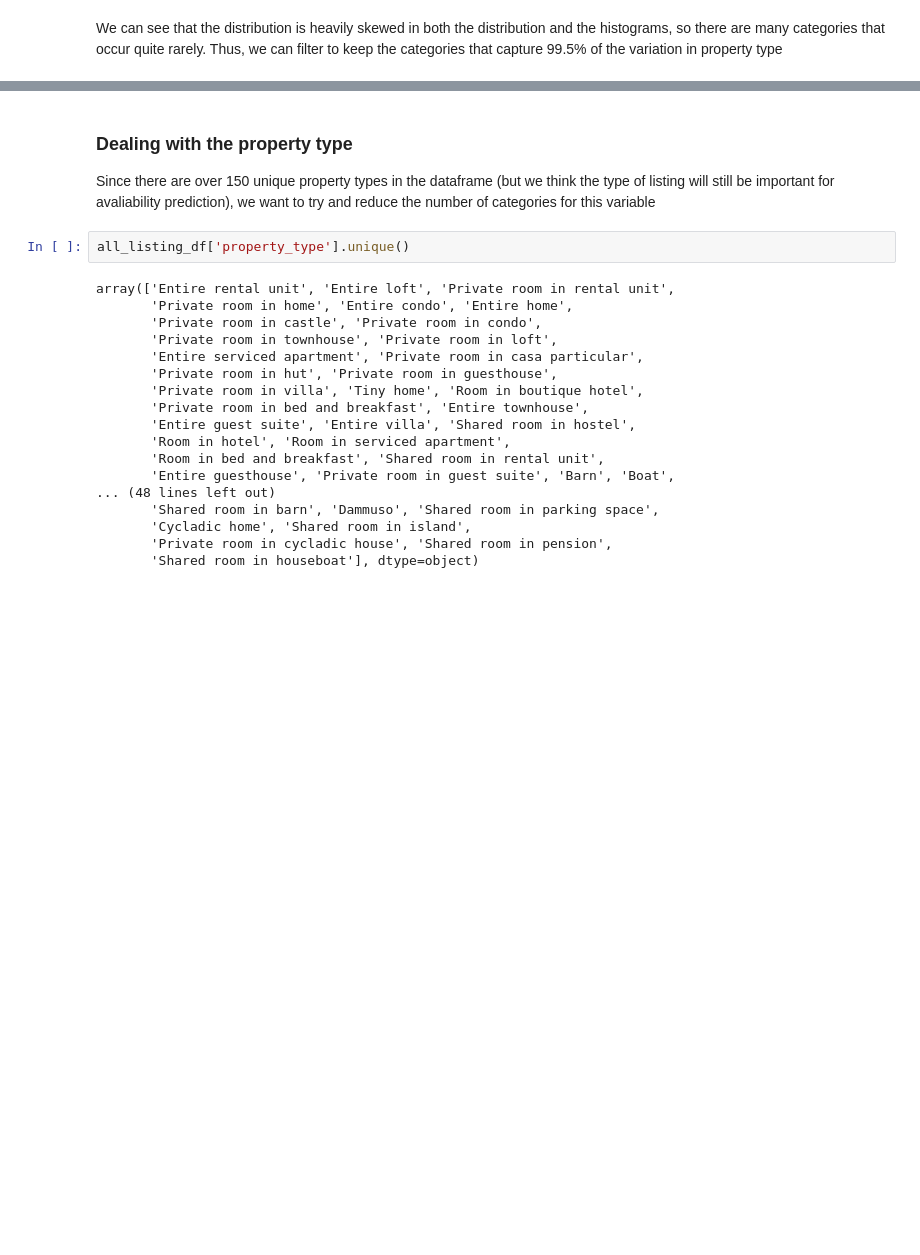
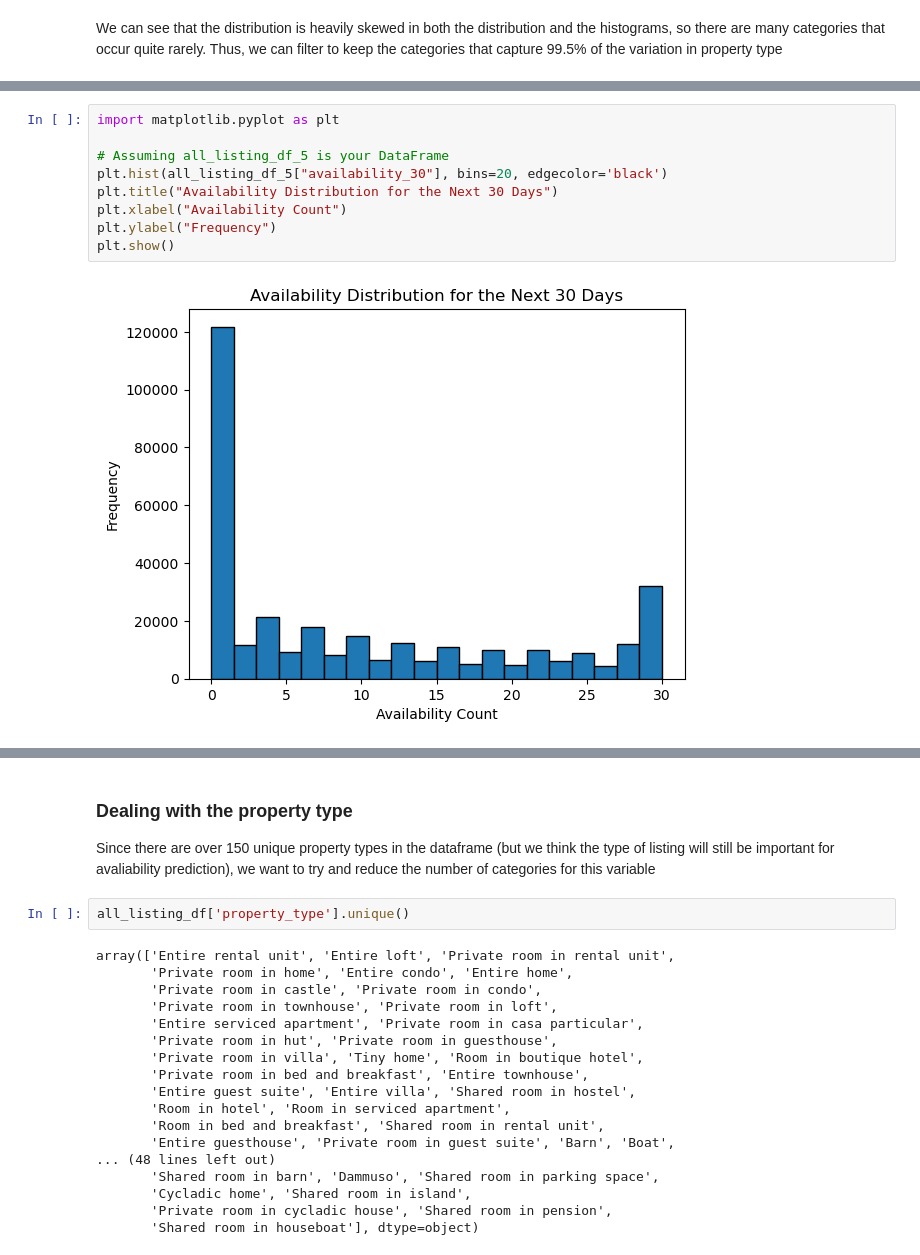
Before and after one commit to chidima-asika/touristic-properties-analysis, a Jupyter notebook: the_code.ipynb, the cells around one changed output, grey strips where cells are left out. Saved outputs shown, nothing was run; the diff lists cells and outputs as text; blank space fills up the shorter version.

```diff
--- a/the_code.ipynb
+++ b/the_code.ipynb
@@ -300,0 +328,11 @@ Name: room_type, dtype: int64
+# %%
+import matplotlib.pyplot as plt
+
+# Assuming all_listing_df_5 is your DataFrame
+plt.hist(all_listing_df_5["availability_30"], bins=20, edgecolor='black')
+plt.title("Availability Distribution for the Next 30 Days")
+plt.xlabel("Availability Count")
+plt.ylabel("Frequency")
+plt.show()
+# %% [output]
+[figure, added]
```
Also changed, not shown: parts of 16 cells of this notebook.
